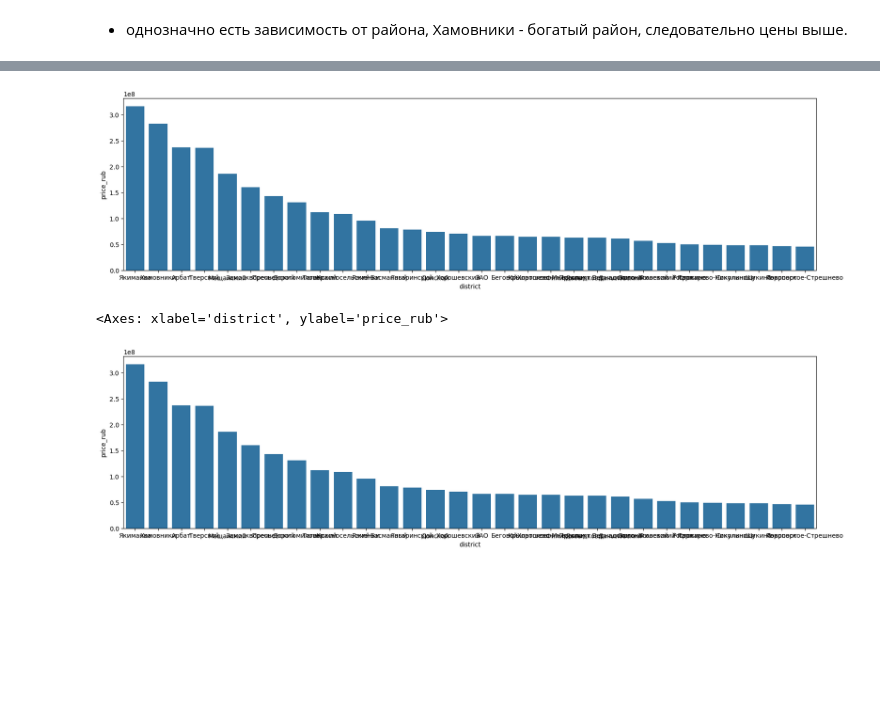
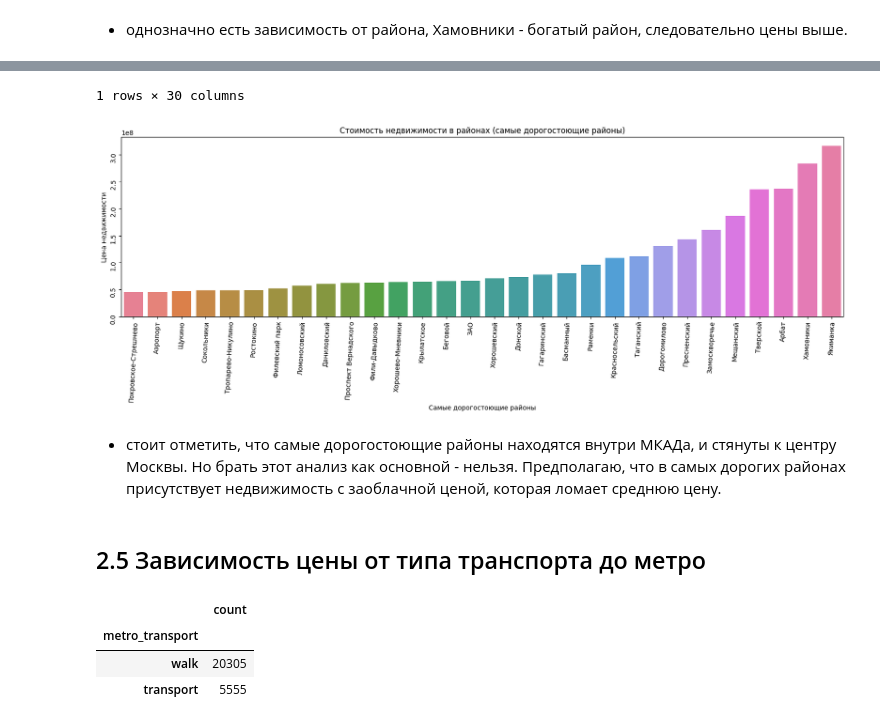
Before and after one commit to lopa8in/PROJECT-CIAN, a Jupyter notebook: Работа с данными/SHOW_EDA.ipynb, the cells around one changed output, grey strips where cells are left out. Saved outputs shown, nothing was run; the diff lists cells and outputs as text; code cells hidden in the pictures; blank space fills up the shorter version.

```diff
--- a/Работа с данными/SHOW_EDA.ipynb
+++ b/Работа с данными/SHOW_EDA.ipynb
@@ -96,3 +102,3 @@ a = data.groupby('district')['price_rub'].mean().astype('int').sort_values(ascen
 # %%
-picture_district_price(data)
+picture_district_price_ascending(data)
 # %% [output]
@@ -99,11 +107,13 @@ picture_district_price(data)
+1 rows × 30 columns
-[figure, old version]
+[figure, new version]
-# %%
-import matplotlib.pyplot as plt
-import seaborn as sns
-
-fig = plt.figure(figsize=(20,5))
-
-sns.barplot(data=a, x='district', y='price_rub')
-# %% [output]
-<Axes: xlabel='district', ylabel='price_rub'>
-[figure, removed]
+# %% [markdown]
+* стоит отметить, что самые дорогостоющие районы находятся внутри МКАДа, и стянуты к центру Москвы. Но брать этот анализ как основной - нельзя. Предполагаю, что в самых дорогих районах присутствует недвижимость с заоблачной ценой, которая ломает среднюю цену.
+# %% [markdown]
+<h2>2.5 Зависимость цены от типа транспорта до метро</h2>
+# %%
+metro_transport_value_c(data)
+# %% [output]
+|  | count |
+| metro_transport |  |
+| walk | 20305 |
+| transport | 5555 |
```
Also changed, not shown: parts of 22 cells of this notebook, 22 other files.
